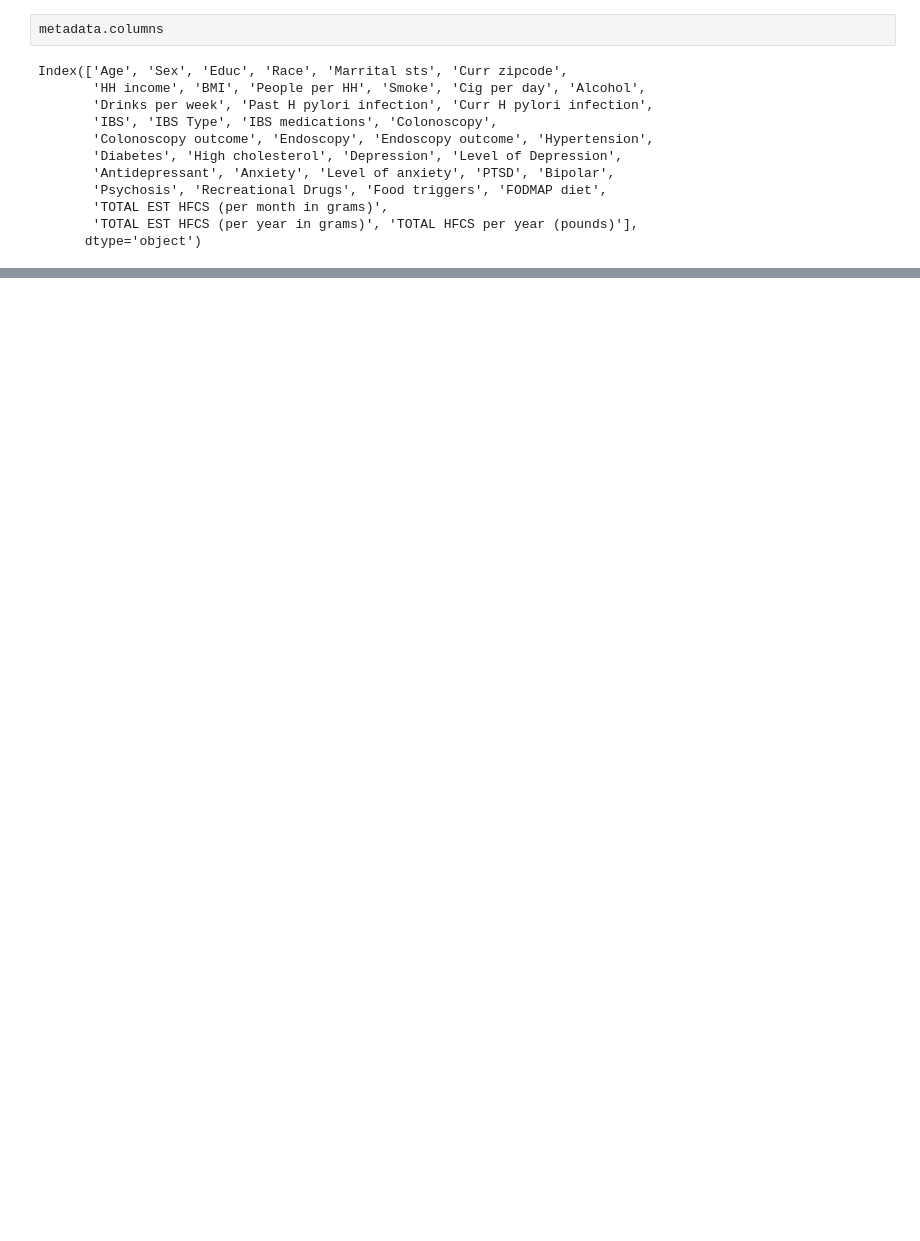
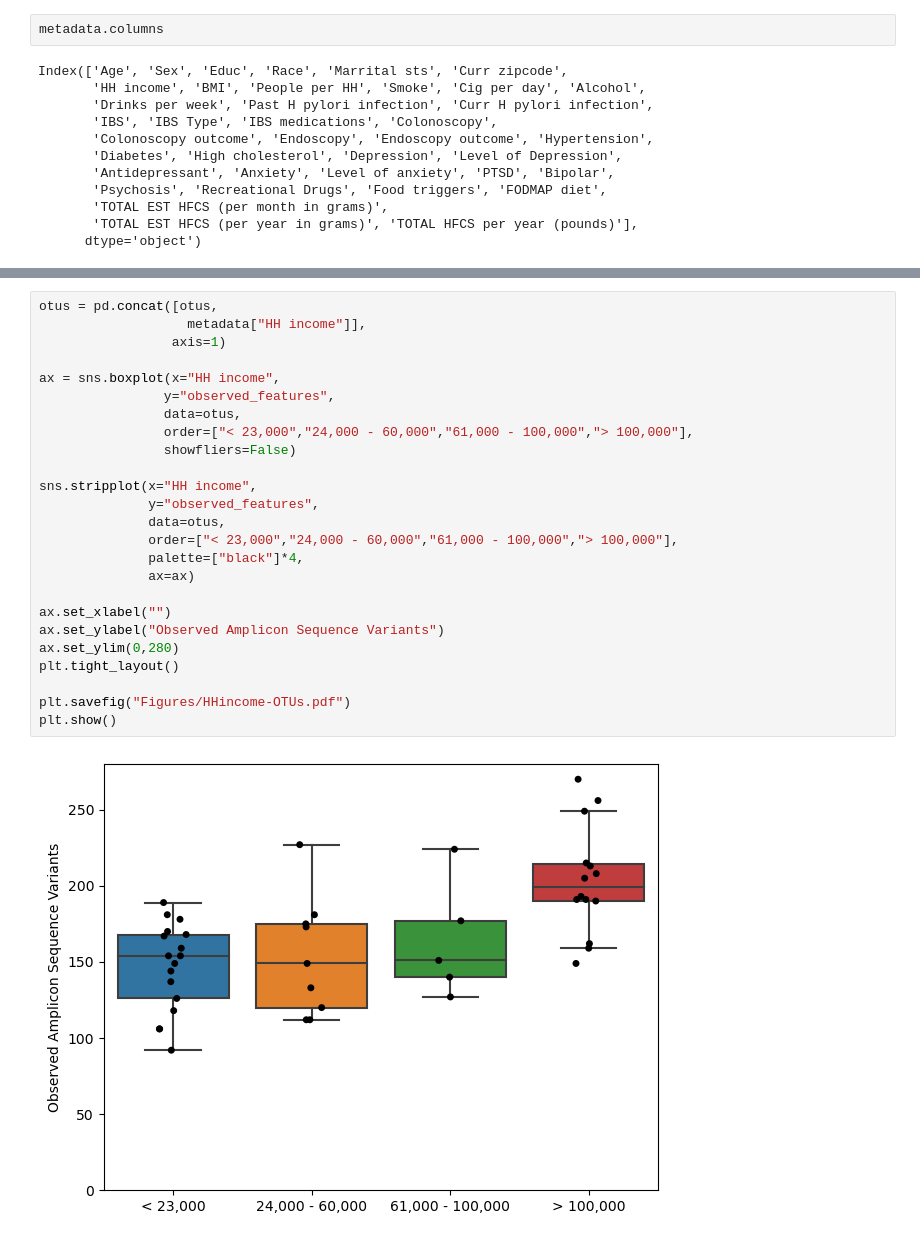
Before and after one commit to sterrettJD/Phadtare-IBS, a Jupyter notebook: Network-LEfSe-alphaplots.ipynb, the cells around one changed output, grey strips where cells are left out. Cells and saved outputs as stored; diff of their text form; blank space fills up the shorter version.

```diff
--- a/Network-LEfSe-alphaplots.ipynb
+++ b/Network-LEfSe-alphaplots.ipynb
@@ -1175,0 +1229,27 @@ plt.show()
+# %%
+otus = pd.concat([otus,
+                   metadata["HH income"]],
+                 axis=1)
+
+ax = sns.boxplot(x="HH income",
+                y="observed_features",
+                data=otus,
+                order=["< 23,000","24,000 - 60,000","61,000 - 100,000","> 100,000"],
+                showfliers=False)
+
+sns.stripplot(x="HH income",
+              y="observed_features",
+              data=otus,
+              order=["< 23,000","24,000 - 60,000","61,000 - 100,000","> 100,000"],
+              palette=["black"]*4,
+              ax=ax)
+
+ax.set_xlabel("")
+ax.set_ylabel("Observed Amplicon Sequence Variants")
+ax.set_ylim(0,280)
+plt.tight_layout()
+
+plt.savefig("Figures/HHincome-OTUs.pdf")
+plt.show()
+# %% [output]
+[figure, added]
```
Also changed, not shown: parts of 28 cells of this notebook.
